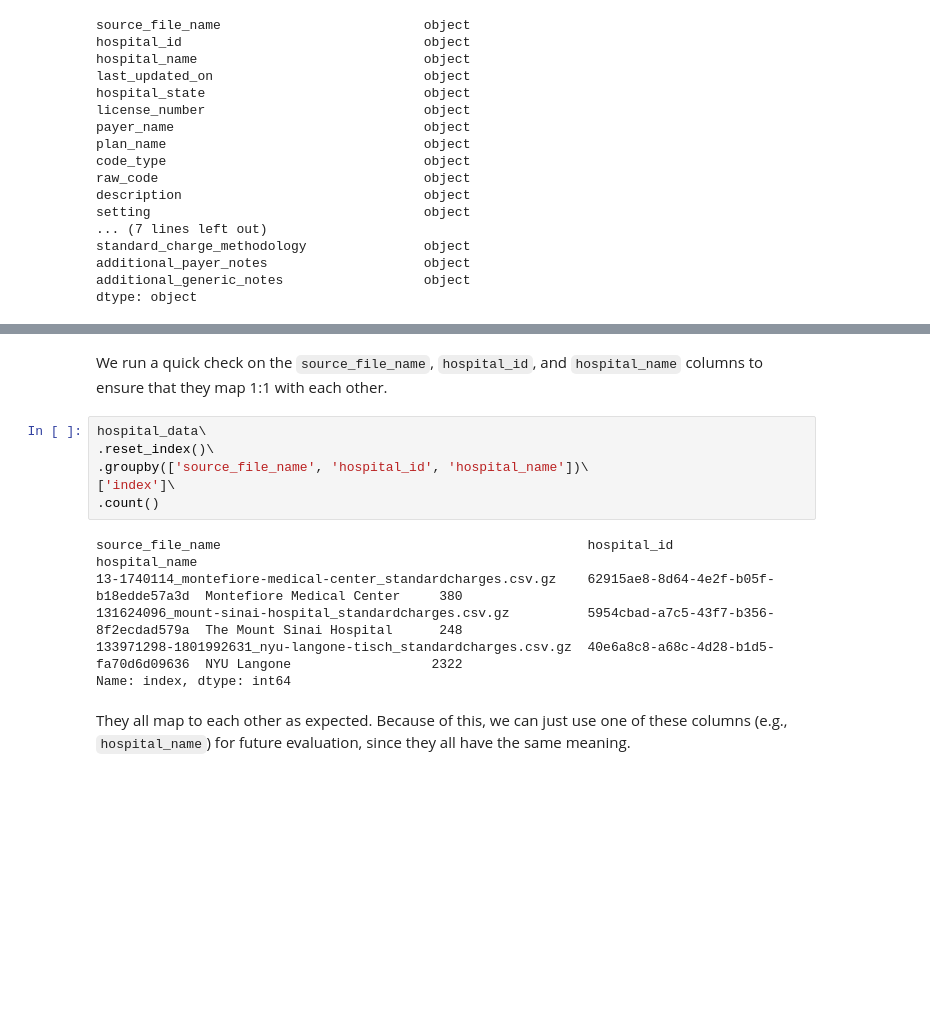
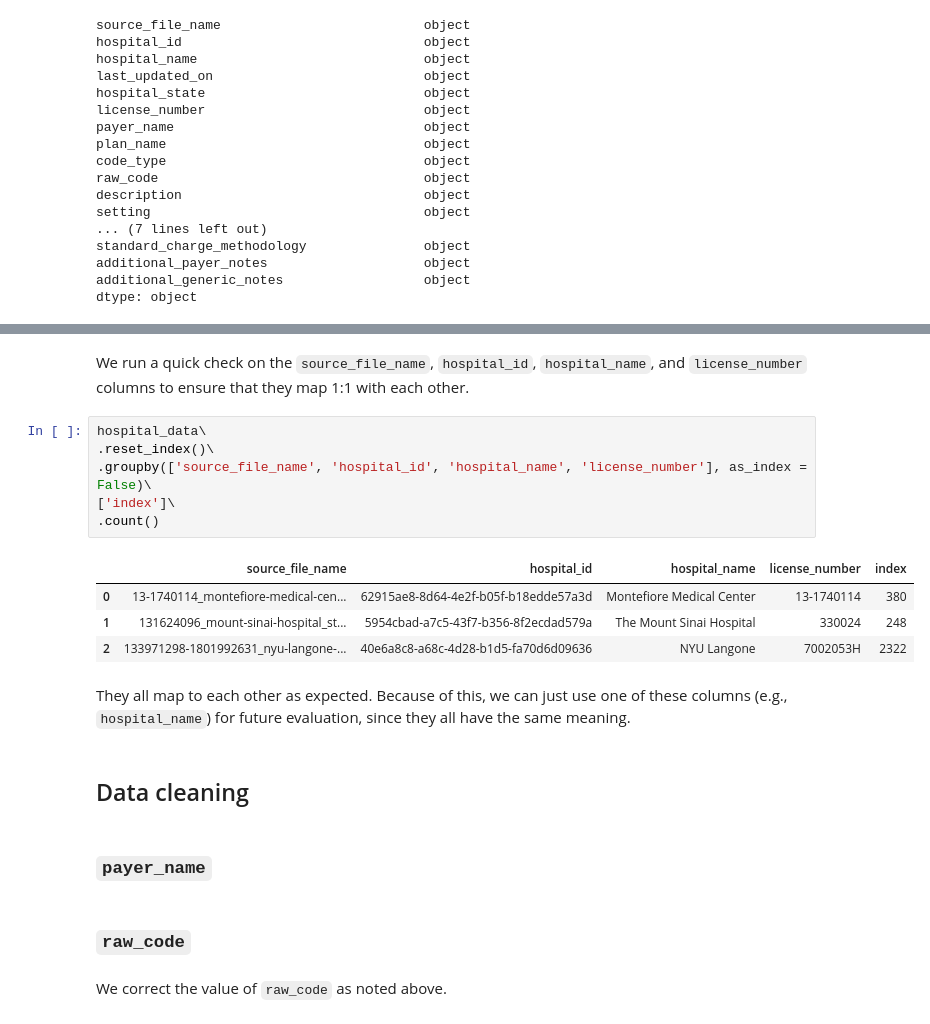
Before and after one commit to adaduvai/serifhealth_takehome_ds_ad, a Jupyter notebook: Serif Health Take-Home Assessment.ipynb, the cells around one changed output, grey strips where cells are left out. Cells and saved outputs as stored; diff of their text form; blank space fills up the shorter version.

Commit message:
Add notes on initial data exploration for hospital data

```diff
--- a/Serif Health Take-Home Assessment.ipynb
+++ b/Serif Health Take-Home Assessment.ipynb
@@ -223,16 +236,23 @@ ProfileReport(hospital_data, minimal = True)
 # %% [markdown]
-We run a quick check on the `source_file_name`, `hospital_id`, and `hospital_name` columns to ensure that they map 1:1 with each other.
+We run a quick check on the `source_file_name`, `hospital_id`, `hospital_name`, and `license_number` columns to ensure that they map 1:1 with each other.
 # %%
 hospital_data\
 .reset_index()\
-.groupby(['source_file_name', 'hospital_id', 'hospital_name'])\
+.groupby(['source_file_name', 'hospital_id', 'hospital_name', 'license_number'], as_index = False)\
 ['index']\
 .count()
 # %% [output]
-source_file_name                                               hospital_id                           hospital_name
-13-1740114_montefiore-medical-center_standardcharges.csv.gz    62915ae8-8d64-4e2f-b05f-b18edde57a3d  Montefiore Medical Center     380
-131624096_mount-sinai-hospital_standardcharges.csv.gz          5954cbad-a7c5-43f7-b356-8f2ecdad579a  The Mount Sinai Hospital      248
-133971298-1801992631_nyu-langone-tisch_standardcharges.csv.gz  40e6a8c8-a68c-4d28-b1d5-fa70d6d09636  NYU Langone                  2322
-Name: index, dtype: int64
+|  | source_file_name | hospital_id | hospital_name | license_number | index |
+| 0 | 13-1740114_montefiore-medical-cen... | 62915ae8-8d64-4e2f-b05f-b18edde57a3d | Montefiore Medical Center | 13-1740114 | 380 |
+| 1 | 131624096_mount-sinai-hospital_st... | 5954cbad-a7c5-43f7-b356-8f2ecdad579a | The Mount Sinai Hospital | 330024 | 248 |
+| 2 | 133971298-1801992631_nyu-langone-... | 40e6a8c8-a68c-4d28-b1d5-fa70d6d09636 | NYU Langone | 7002053H | 2322 |
 # %% [markdown]
 They all map to each other as expected. Because of this, we can just use one of these columns (e.g., `hospital_name`) for future evaluation, since they all have the same meaning.
+# %% [markdown]
+## Data cleaning
+# %% [markdown]
+### `payer_name`
+# %% [markdown]
+### `raw_code`
+# %% [markdown]
+We correct the value of `raw_code` as noted above.
```
Also changed, not shown: parts of 22 cells of this notebook.
